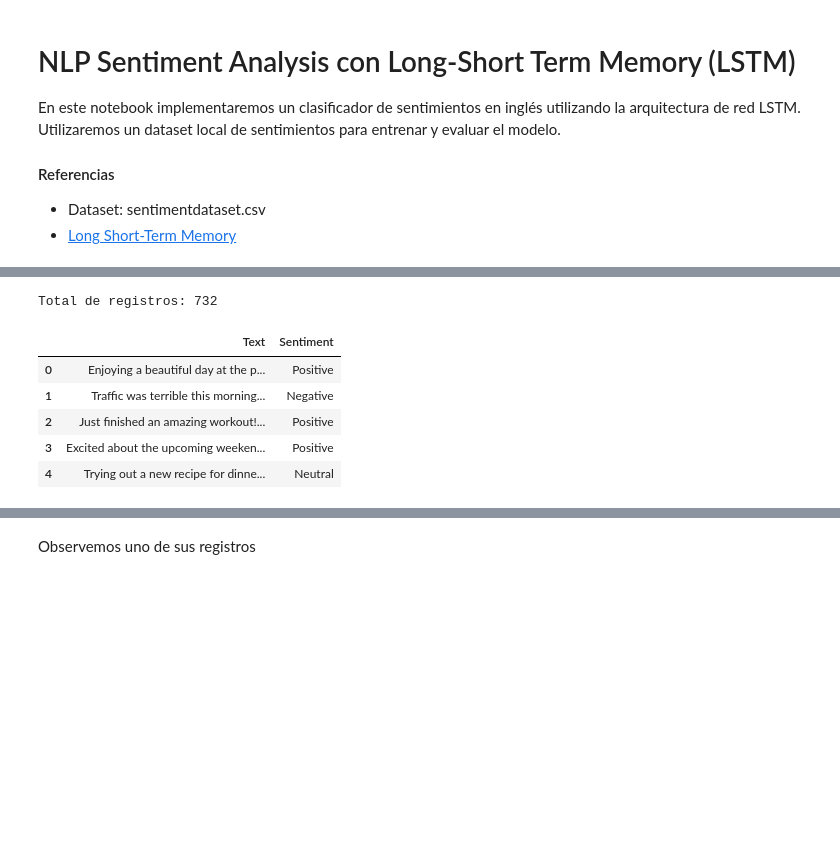
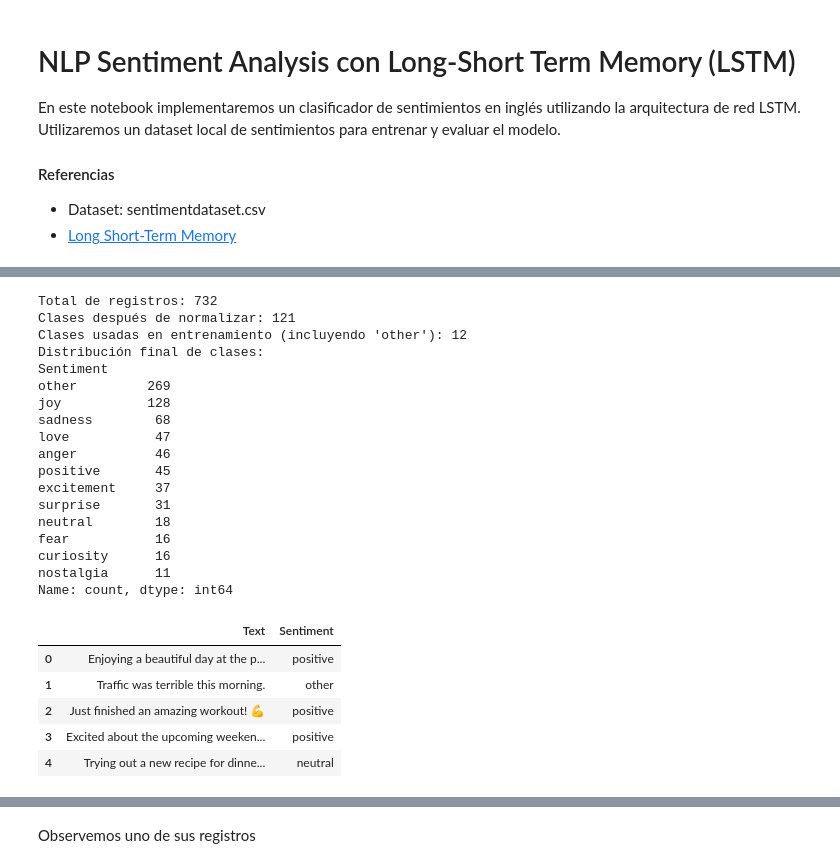
Before and after one commit to ajapontes/icesi-nlp, a Jupyter notebook: Entregables/Entregable/Sesion 2/Work 2.ipynb, the cells around one changed output, grey strips where cells are left out. Cells and saved outputs as stored; diff of their text form; code cells hidden in the pictures; blank space fills up the shorter version.

```diff
--- a/Entregables/Entregable/Sesion 2/Work 2.ipynb
+++ b/Entregables/Entregable/Sesion 2/Work 2.ipynb
@@ -38,21 +40,82 @@ Cargaremos el archivo `sentimentdataset.csv` que contiene textos en inglés y su
 # %%
 import pandas as pd
 import warnings
 import os
+import re
 
 warnings.filterwarnings("ignore")
 os.environ['TOKENIZERS_PARALLELISM'] = 'false'
 df_raw = pd.read_csv('sentimentdataset.csv')
-df_raw['Sentiment'] = df_raw['Sentiment'].str.strip()
-df_raw = df_raw[['Text', 'Sentiment']]
-dataset = df_raw.to_dict('records')
+df_raw = df_raw[['Text', 'Sentiment']].copy()
+
+# Estandarizamos texto y etiqueta para evitar variaciones por espacios, NaN o mayúsculas.
+df_raw['Text'] = df_raw['Text'].fillna('').astype(str).str.strip()
+df_raw['Sentiment'] = df_raw['Sentiment'].fillna('').astype(str).str.strip()
+
+def normalize_sentiment_label(label: str) -> str:
+    label = str(label).strip().lower()
+    label = re.sub(r"[^a-z\s\-]", "", label)
+    label = label.replace('-', ' ')
+    label = re.sub(r"\s+", " ", label).strip()
+
+    alias_map = {
+        'joy': {'joy', 'happy', 'happiness', 'elation', 'euphoria', 'enthusiasm', 'amusement', 'overjoyed', 'playfuljoy', 'festivejoy', 'zest', 'celebration', 'contentment', 'serenity', 'positivity'},
+        'sadness': {'sad', 'sadness', 'grief', 'despair', 'melancholy', 'heartbreak', 'sorrow', 'loss', 'loneliness', 'disappointment', 'devastated', 'desolation', 'heartache', 'ruins', 'darkness', 'exhaustion', 'lostlove', 'solitude'},
+        'anger': {'anger', 'hate', 'frustration', 'frustrated', 'bitterness', 'bitter', 'resentment', 'betrayal', 'disgust', 'regret'},
+        'fear': {'fear', 'fearful', 'anxiety', 'apprehensive', 'intimidation', 'helplessness', 'pressure', 'suffering', 'emotionalstorm'},
+        'love': {'love', 'affection', 'adoration', 'gratitude', 'grateful', 'appreciation', 'compassion', 'compassionate', 'empathetic', 'kindness', 'friendship', 'romance', 'heartwarming', 'touched', 'connection'},
+        'surprise': {'surprise', 'awe', 'amazement', 'wonder', 'wonderment', 'enchantment', 'captivation', 'marvel', 'thrill'}
+    }
+
+    for canonical_label, aliases in alias_map.items():
+        if label in aliases:
+            return canonical_label
+    return label
+
+# 1) Normalización de etiquetas antes de cualquier agrupación
+df_raw['Sentiment_norm'] = df_raw['Sentiment'].apply(normalize_sentiment_label)
+
+# Filtramos filas inválidas tras estandarizar
+df_raw = df_raw[(df_raw['Text'] != '') & (df_raw['Sentiment_norm'] != '')].copy()
+normalized_counts = df_raw['Sentiment_norm'].value_counts()
+
+# 2) Agrupar clases muy raras tras normalización
+min_samples_per_class = 10
+valid_classes = normalized_counts[normalized_counts >= min_samples_per_class].index
+df_raw['Sentiment'] = df_raw['Sentiment_norm'].where(df_raw['Sentiment_norm'].isin(valid_classes), 'other')
+
+# Recuento final de clases para modelar
+final_counts = df_raw['Sentiment'].value_counts()
+dataset = df_raw[['Text', 'Sentiment']].to_dict('records')
+
 print(f"Total de registros: {len(dataset)}")
-df_raw.head()
+print(f"Clases después de normalizar: {normalized_counts.shape[0]}")
+print(f"Clases usadas en entrenamiento (incluyendo 'other'): {final_counts.shape[0]}")
+print("Distribución final de clases:")
+print(final_counts)
+df_raw[['Text', 'Sentiment']].head()
 # %% [output]
 Total de registros: 732
+Clases después de normalizar: 121
+Clases usadas en entrenamiento (incluyendo 'other'): 12
+Distribución final de clases:
+Sentiment
+other         269
+joy           128
+sadness        68
+love           47
+anger          46
+positive       45
+excitement     37
+surprise       31
+neutral        18
+fear           16
+curiosity      16
+nostalgia      11
+Name: count, dtype: int64
 |  | Text | Sentiment |
-| 0 | Enjoying a beautiful day at the p... | Positive |
-| 1 | Traffic was terrible this morning... | Negative |
-| 2 | Just finished an amazing workout!... | Positive |
-| 3 | Excited about the upcoming weeken... | Positive |
-| 4 | Trying out a new recipe for dinne... | Neutral |
+| 0 | Enjoying a beautiful day at the p... | positive |
+| 1 | Traffic was terrible this morning. | other |
+| 2 | Just finished an amazing workout! 💪 | positive |
+| 3 | Excited about the upcoming weeken... | positive |
+| 4 | Trying out a new recipe for dinne... | neutral |
```
Also changed, not shown: parts of 25 cells of this notebook, 7 other files.
